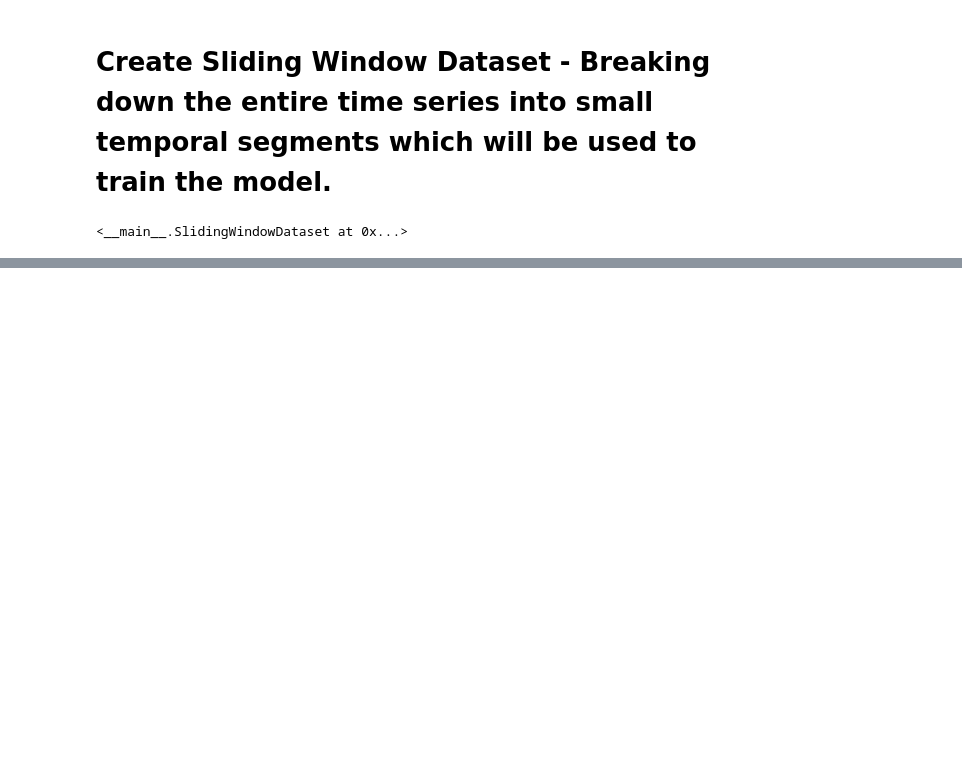
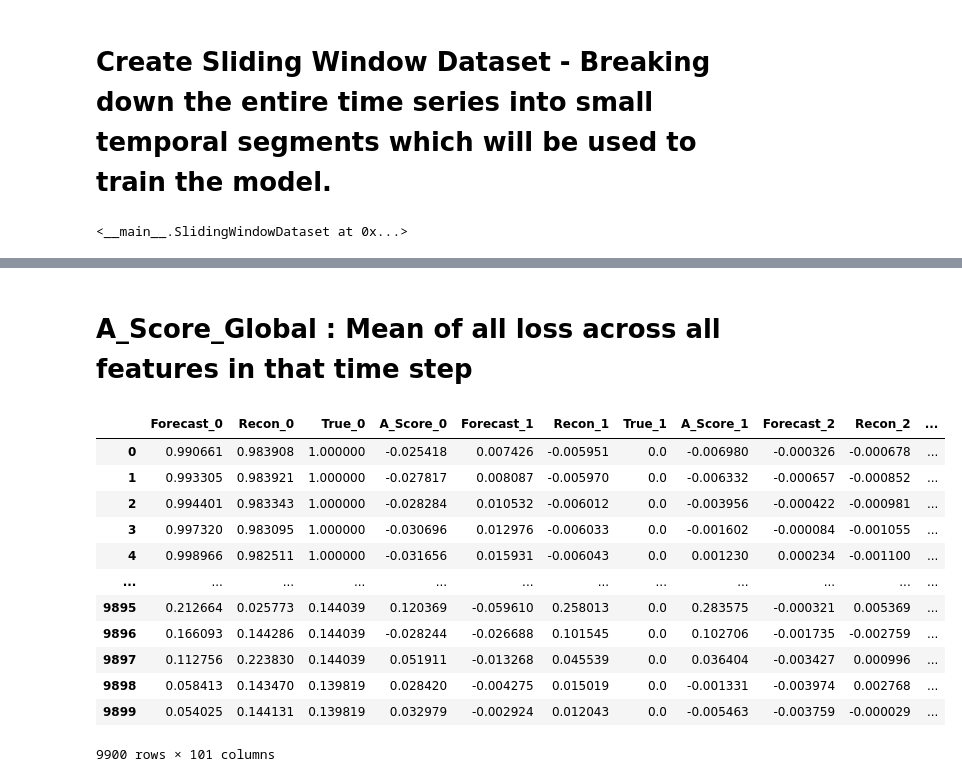
Before and after one commit to Hakgyun-Hong/MachineLearning, a Jupyter notebook: Multi_Variate_Time_Series_Anomaly_Detection.ipynb, the cells around one changed output, grey strips where cells are left out. Saved outputs shown, nothing was run; the diff lists cells and outputs as text; code cells hidden in the pictures; blank space fills up the shorter version.

```diff
--- a/Multi_Variate_Time_Series_Anomaly_Detection.ipynb
+++ b/Multi_Variate_Time_Series_Anomaly_Detection.ipynb
@@ -176,0 +468,5 @@ smap_x_y
+# %%
+smap_data_test_norm, _ = normalize_data(smap_data_test, scaler)
+smap_data_test_norm = smap_data_test_norm[:10000]
+smap_data_test_pt = torch.from_numpy(smap_data_test_norm)
+smap_data_test_pt.size()
@@ -176,0 +476,4 @@ smap_x_y
+# %%
+smap_test_x_y = SlidingWindowDataset(smap_data_test_pt,100)
+test_dl = torch.utils.data.DataLoader(smap_test_x_y, batch_size=256, shuffle=False)
+print("Number of Batches in Test Dataloader : ", len(test_dl))
@@ -176,0 +540,2 @@ smap_x_y
+# %%
+scale_scores= True
@@ -176,0 +544,21 @@ smap_x_y
+# %%
+actual = smap_data_test_norm[Window:]
+print(actual.shape)
+
+anomaly_scores = np.zeros_like(actual)
+df = pd.DataFrame()
+for i in range(preds.shape[1]):
+  df[f"Forecast_{i}"] = preds[:,i]
+  df[f"Recon_{i}"] = recons[:,i]
+  df[f"True_{i}"] = actual[:,i]
+  a_score = np.sqrt((preds[:,i] - actual[:,i])**2) + np.sqrt((recons[:,i] - actual[:,i])**2)
+
+  if scale_scores:
+    q75, q25 = np.percentile(a_score, [75,25])
+    iqr = q75 - q25
+    median = np.median(a_score)
+    a_score = (a_score - median)/(1+iqr)
+  anomaly_scores[:,i] = a_score
+  df[f"A_Score_{i}"] = a_score
+anomaly_scores = np.mean(anomaly_scores, 1)
+df['A_Score_Global'] = anomaly_scores
@@ -176,0 +570,18 @@ smap_x_y
+# %% [markdown]
+# A_Score_Global : Mean of all loss across all features in that time step
+# %%
+df
+# %% [output]
+|  | Forecast_0 | Recon_0 | True_0 | A_Score_0 | Forecast_1 | Recon_1 | True_1 | A_Score_1 | Forecast_2 | Recon_2 | ... |
+| 0 | 0.990661 | 0.983908 | 1.000000 | -0.025418 | 0.007426 | -0.005951 | 0.0 | -0.006980 | -0.000326 | -0.000678 | ... |
+| 1 | 0.993305 | 0.983921 | 1.000000 | -0.027817 | 0.008087 | -0.005970 | 0.0 | -0.006332 | -0.000657 | -0.000852 | ... |
+| 2 | 0.994401 | 0.983343 | 1.000000 | -0.028284 | 0.010532 | -0.006012 | 0.0 | -0.003956 | -0.000422 | -0.000981 | ... |
+| 3 | 0.997320 | 0.983095 | 1.000000 | -0.030696 | 0.012976 | -0.006033 | 0.0 | -0.001602 | -0.000084 | -0.001055 | ... |
+| 4 | 0.998966 | 0.982511 | 1.000000 | -0.031656 | 0.015931 | -0.006043 | 0.0 | 0.001230 | 0.000234 | -0.001100 | ... |
+| ... | ... | ... | ... | ... | ... | ... | ... | ... | ... | ... | ... |
+| 9895 | 0.212664 | 0.025773 | 0.144039 | 0.120369 | -0.059610 | 0.258013 | 0.0 | 0.283575 | -0.000321 | 0.005369 | ... |
+| 9896 | 0.166093 | 0.144286 | 0.144039 | -0.028244 | -0.026688 | 0.101545 | 0.0 | 0.102706 | -0.001735 | -0.002759 | ... |
+| 9897 | 0.112756 | 0.223830 | 0.144039 | 0.051911 | -0.013268 | 0.045539 | 0.0 | 0.036404 | -0.003427 | 0.000996 | ... |
+| 9898 | 0.058413 | 0.143470 | 0.139819 | 0.028420 | -0.004275 | 0.015019 | 0.0 | -0.001331 | -0.003974 | 0.002768 | ... |
+| 9899 | 0.054025 | 0.144131 | 0.139819 | 0.032979 | -0.002924 | 0.012043 | 0.0 | -0.005463 | -0.003759 | -0.000029 | ... |
+9900 rows × 101 columns
```
Also changed, not shown: parts of 32 cells of this notebook.
